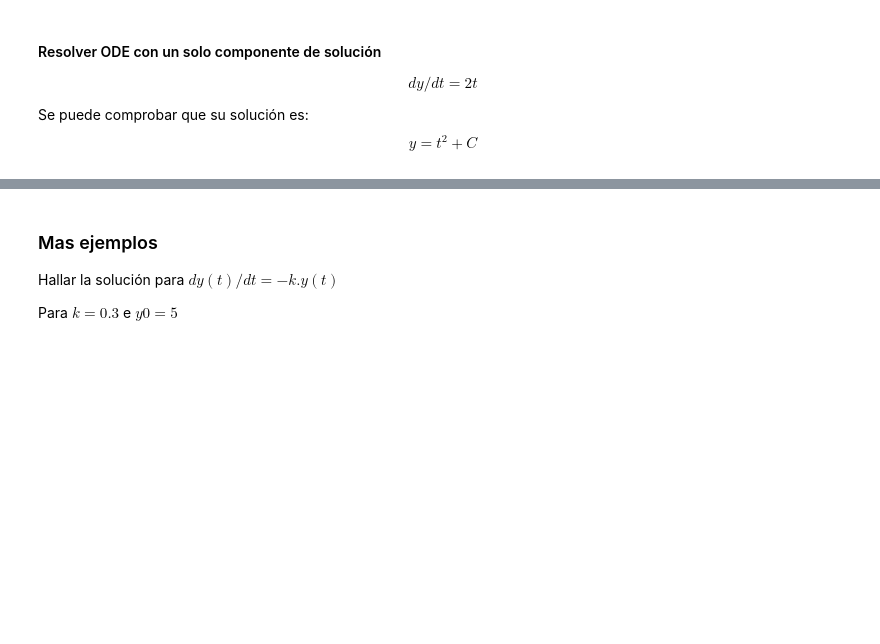
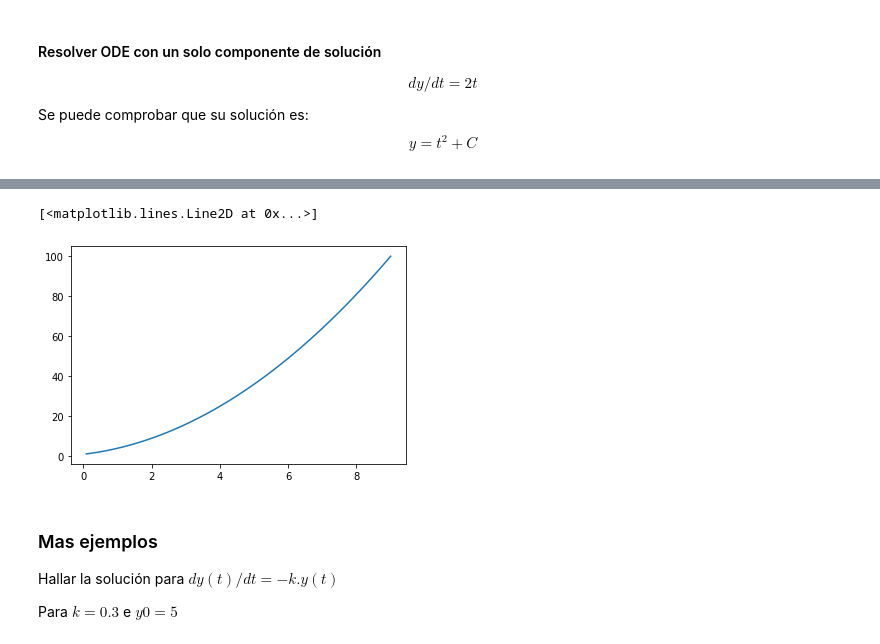
Before and after one commit to cpp-review-dune/python, a Jupyter notebook: src/pit/Ecuaciones Diferenciales.ipynb, the cells around one changed output, grey strips where cells are left out. Cells and saved outputs as stored; diff of their text form; code cells hidden in the pictures; blank space fills up the shorter version.

```diff
--- a/src/pit/Ecuaciones Diferenciales.ipynb
+++ b/src/pit/Ecuaciones Diferenciales.ipynb
@@ -58,6 +172,15 @@ def f1(t,y):
+# %%
+# función de la ec. diferencia
+# Esta funcion delvuelve la derivada
+def f1(t, y):
+    return y - t**2 + 1  # y' = y - t^2 + 1
 # %%
-#tr, yr = Euler(0, 5, 5, f1, 100)
-tr, yr = Euler(0, 7, 1, f1, 100)
+#
+tr, yr = RK4(0, 9, 1, f1, 100)
+plt.plot(tr, yr)
+# %% [output]
+[<matplotlib.lines.Line2D at 0x...>]
+[figure, added]
 # %% [markdown]
 ### Mas ejemplos
 
```
Also changed, not shown: parts of 18 cells of this notebook, 5 other files.
